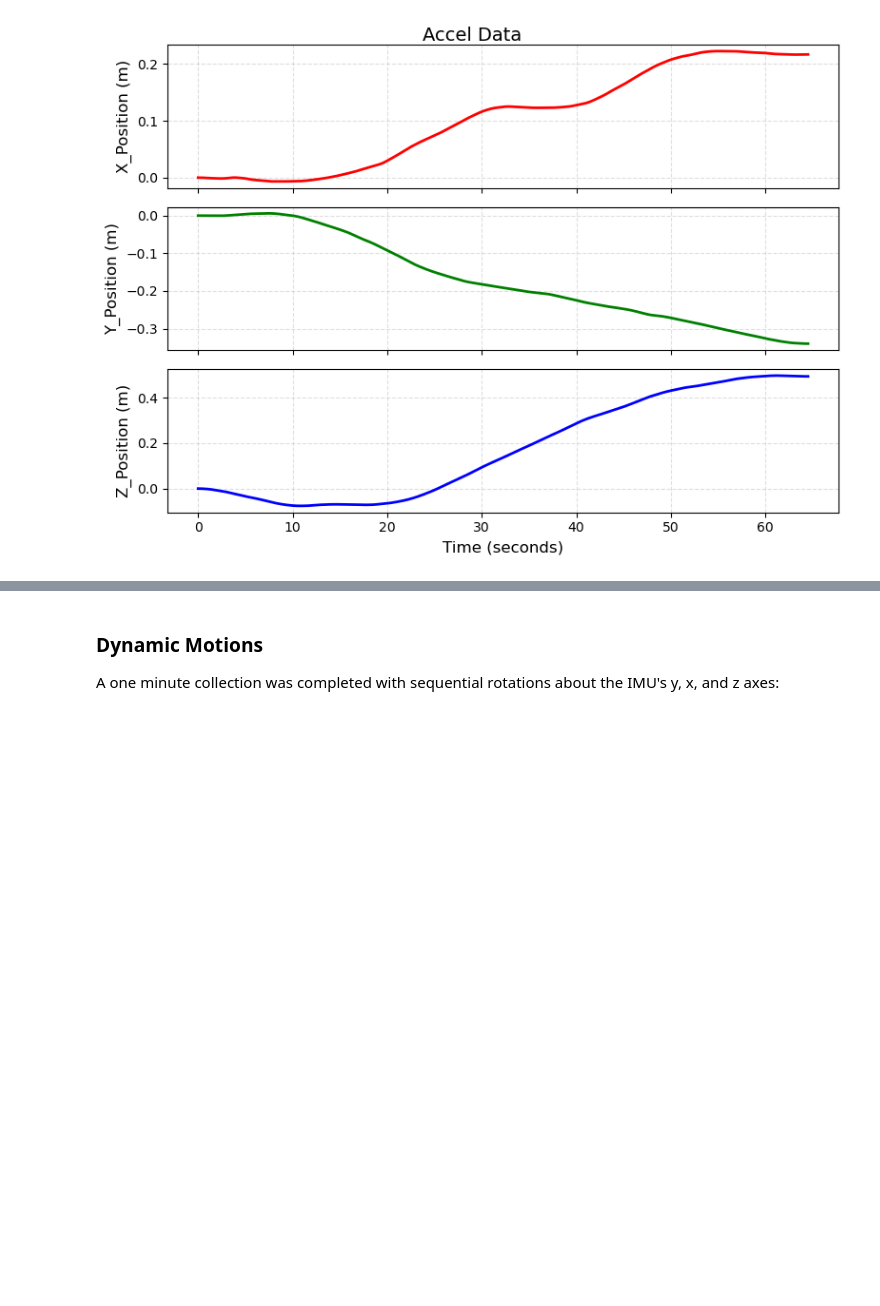
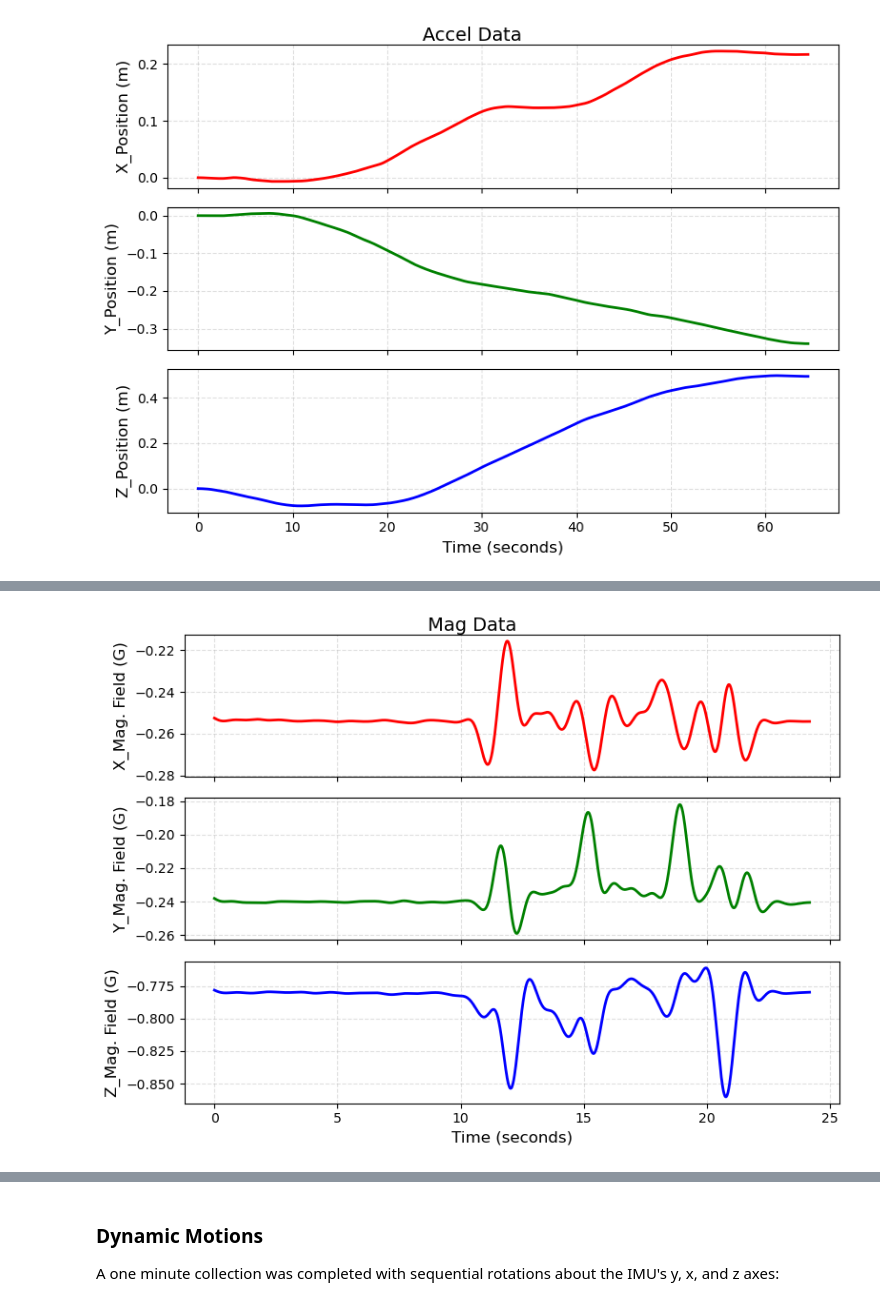
Before and after one commit to jlwry/IMU-Fundamentals, a Jupyter notebook: IMU_Fundamentals.ipynb, the cells around one changed output, grey strips where cells are left out. Saved outputs shown, nothing was run; the diff lists cells and outputs as text; code cells hidden in the pictures; blank space fills up the shorter version.

```diff
--- a/IMU_Fundamentals.ipynb
+++ b/IMU_Fundamentals.ipynb
@@ -194,0 +216,11 @@ Once again, when the bias is removed, there is much more reliable positional dat
+# %%
+# Load the mag collection file
+data_mag = csv2zoo_data('data/mag_field.csv')
+
+# Filter the data using a low pass filter
+filtered_mag_data = filter_data(data_mag, cutoff = 1, frequency = 60, sensor_type = 'mag')
+
+# Visualize the data
+plot_xyz(filtered_mag_data, div_time = 60, tlabel = 'seconds', ylabel="Mag. Field (G)", sensor_type = 'mag')
+# %% [output]
+[figure, added]
```
Also changed, not shown: parts of 13 cells of this notebook.
